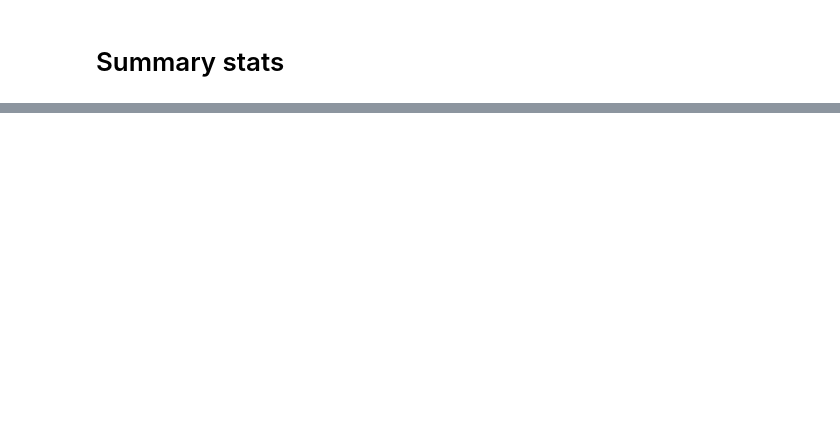
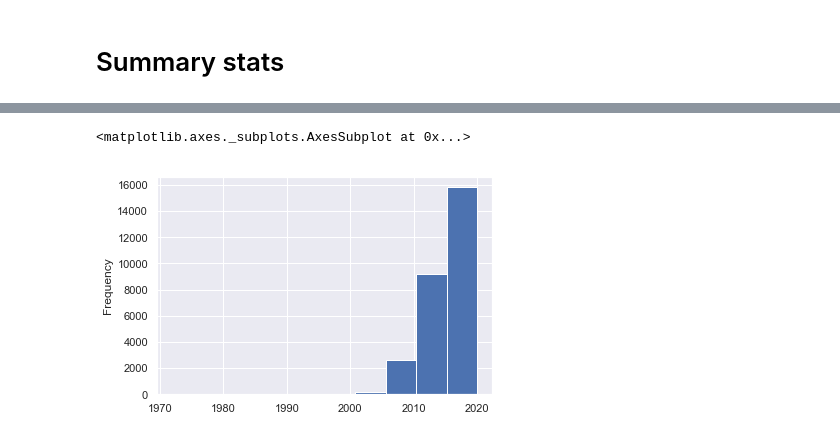
Before and after one commit to yiweiluo/GWStance, a Jupyter notebook: data_scraping/scraping_main.ipynb, the cells around one changed output, grey strips where cells are left out. Cells and saved outputs as stored; diff of their text form; code cells hidden in the pictures; blank space fills up the shorter version.

Commit message:
add dedup df, update scraping notebook

```diff
--- a/data_scraping/scraping_main.ipynb
+++ b/data_scraping/scraping_main.ipynb
@@ -1530,0 +1533,5 @@ dedup_combined_df = reg_combined_df_ft.drop_duplicates(subset='url',keep='first'
+# %%
+import matplotlib.pyplot as plt
+import seaborn as sns
+sns.set()
+import string
@@ -1530,0 +1557,3 @@ dedup_combined_df = reg_combined_df_ft.drop_duplicates(subset='url',keep='first'
+# %%
+dedup_combined_df = pd.read_pickle('dedup_combined_df.pkl')
+dedup_combined_df.shape
@@ -1537,0 +1695,19 @@ Name: stance, dtype: int64
+# %%
+def regularize_dates(x):
+    if x is None:
+        return None
+
+    if type(x) == str:
+        if ' ago' in x:
+            return None
+        else:
+            x = re.sub("[^A-Za-z0-9.,\-:']+",' ',x).strip()
+            try:
+                return parse(x)
+            except:
+                print('Bad date:', x)
+                return None
+
+    return x
+# %%
+dedup_combined_df.date = dedup_combined_df.date.apply(regularize_dates)
@@ -1537,0 +1720,6 @@ Name: stance, dtype: int64
+# %%
+dedup_combined_df.loc[~pd.isnull(dedup_combined_df.date) &
+                      (dedup_combined_df.topic == 'cc')].year.plot.hist()
+# %% [output]
+<matplotlib.axes._subplots.AxesSubplot at 0x...>
+[figure, added]
```
Also changed, not shown: parts of 44 cells of this notebook, 1 other file.
